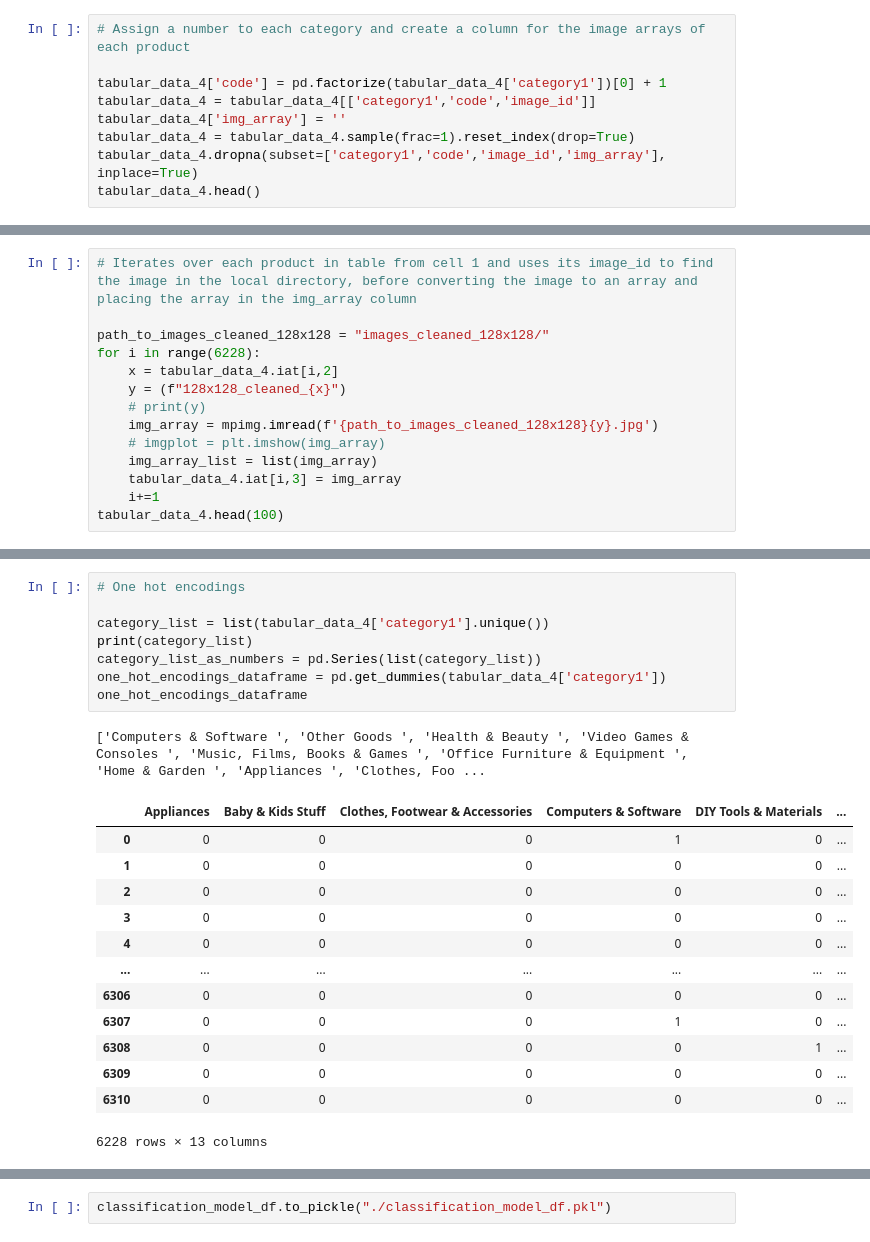
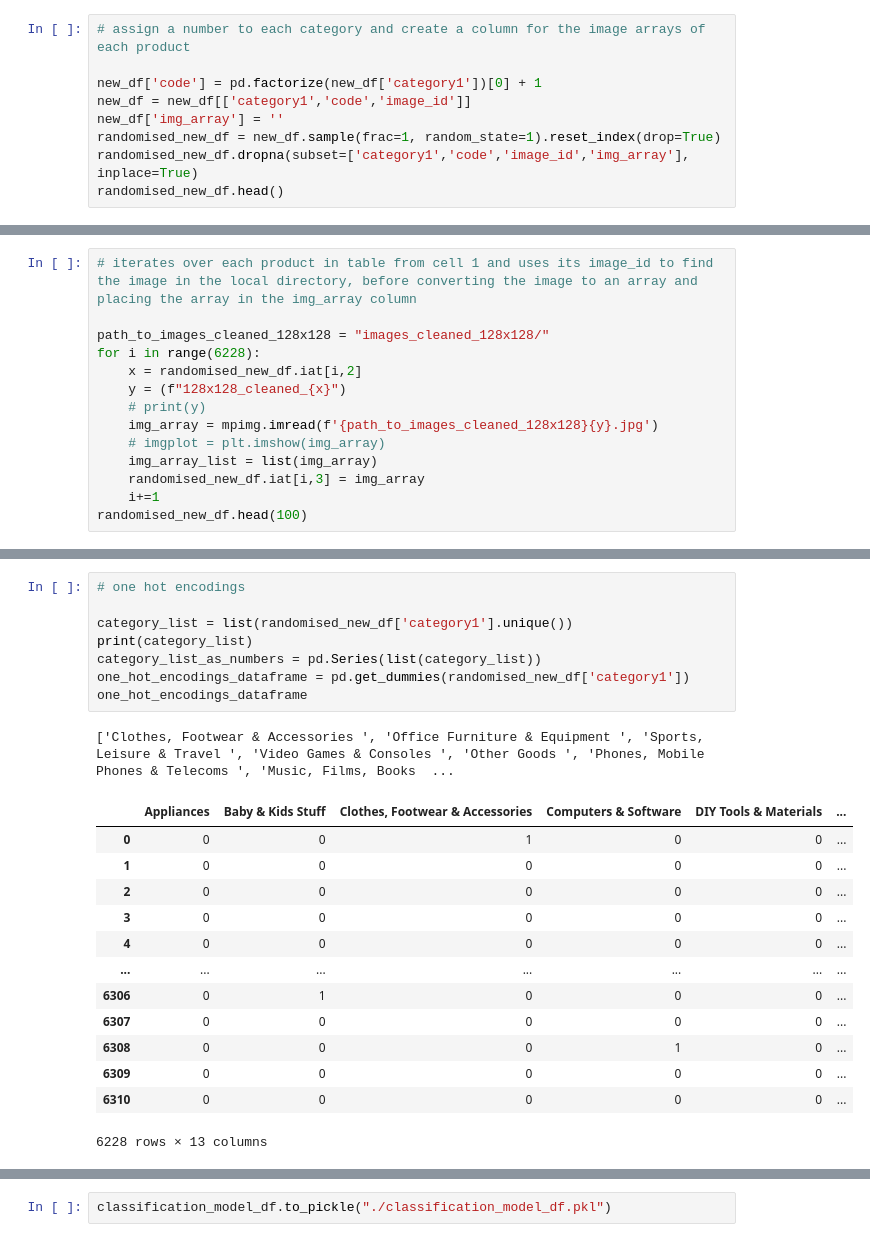
Before and after one commit to mo-sra100/Machine-learning-recommendation-system, a Jupyter notebook: simple_classification_model.ipynb, the cells around one changed output, grey strips where cells are left out. Drawn from its saved outputs; the diff is of its cells as text.

```diff
--- a/simple_classification_model.ipynb
+++ b/simple_classification_model.ipynb
@@ -46,11 +38,11 @@ Name: category1, dtype: int64
 # %%
-# Assign a number to each category and create a column for the image arrays of each product
+# assign a number to each category and create a column for the image arrays of each product
 
-tabular_data_4['code'] = pd.factorize(tabular_data_4['category1'])[0] + 1
-tabular_data_4 = tabular_data_4[['category1','code','image_id']]
-tabular_data_4['img_array'] = ''
-tabular_data_4 = tabular_data_4.sample(frac=1).reset_index(drop=True)
-tabular_data_4.dropna(subset=['category1','code','image_id','img_array'], inplace=True)
-tabular_data_4.head()
+new_df['code'] = pd.factorize(new_df['category1'])[0] + 1
+new_df = new_df[['category1','code','image_id']]
+new_df['img_array'] = ''
+randomised_new_df = new_df.sample(frac=1, random_state=1).reset_index(drop=True)
+randomised_new_df.dropna(subset=['category1','code','image_id','img_array'], inplace=True)
+randomised_new_df.head()
 # %% [output]
 |  | category1 | code | image_id | img_array |
@@ -62,16 +54,16 @@ tabular_data_4.head()
 # %%
-# Iterates over each product in table from cell 1 and uses its image_id to find the image in the local directory, before converting the image to an array and placing the array in the img_array column
+# iterates over each product in table from cell 1 and uses its image_id to find the image in the local directory, before converting the image to an array and placing the array in the img_array column
 
 path_to_images_cleaned_128x128 = "images_cleaned_128x128/"
 for i in range(6228):
-    x = tabular_data_4.iat[i,2]
+    x = randomised_new_df.iat[i,2]
     y = (f"128x128_cleaned_{x}")
     # print(y)
     img_array = mpimg.imread(f'{path_to_images_cleaned_128x128}{y}.jpg')
     # imgplot = plt.imshow(img_array)
     img_array_list = list(img_array)
-    tabular_data_4.iat[i,3] = img_array
+    randomised_new_df.iat[i,3] = img_array
     i+=1
-tabular_data_4.head(100)
+randomised_new_df.head(100)
 # %% [output]
 |  | category1 | code | image_id | img_array |
@@ -89,24 +81,24 @@ tabular_data_4.head(100)
 100 rows × 4 columns
 # %%
-# One hot encodings
+# one hot encodings
 
-category_list = list(tabular_data_4['category1'].unique())
+category_list = list(randomised_new_df['category1'].unique())
 print(category_list)
 category_list_as_numbers = pd.Series(list(category_list))
-one_hot_encodings_dataframe = pd.get_dummies(tabular_data_4['category1'])
+one_hot_encodings_dataframe = pd.get_dummies(randomised_new_df['category1'])
 one_hot_encodings_dataframe
 # %% [output]
-['Computers & Software ', 'Other Goods ', 'Health & Beauty ', 'Video Games & Consoles ', 'Music, Films, Books & Games ', 'Office Furniture & Equipment ', 'Home & Garden ', 'Appliances ', 'Clothes, Foo ...
+['Clothes, Footwear & Accessories ', 'Office Furniture & Equipment ', 'Sports, Leisure & Travel ', 'Video Games & Consoles ', 'Other Goods ', 'Phones, Mobile Phones & Telecoms ', 'Music, Films, Books  ...
 |  | Appliances | Baby & Kids Stuff | Clothes, Footwear & Accessories | Computers & Software | DIY Tools & Materials | ... |
-| 0 | 0 | 0 | 0 | 1 | 0 | ... |
+| 0 | 0 | 0 | 1 | 0 | 0 | ... |
 | 1 | 0 | 0 | 0 | 0 | 0 | ... |
 | 2 | 0 | 0 | 0 | 0 | 0 | ... |
 | 3 | 0 | 0 | 0 | 0 | 0 | ... |
 | 4 | 0 | 0 | 0 | 0 | 0 | ... |
 | ... | ... | ... | ... | ... | ... | ... |
-| 6306 | 0 | 0 | 0 | 0 | 0 | ... |
-| 6307 | 0 | 0 | 0 | 1 | 0 | ... |
-| 6308 | 0 | 0 | 0 | 0 | 1 | ... |
+| 6306 | 0 | 1 | 0 | 0 | 0 | ... |
+| 6307 | 0 | 0 | 0 | 0 | 0 | ... |
+| 6308 | 0 | 0 | 0 | 1 | 0 | ... |
 | 6309 | 0 | 0 | 0 | 0 | 0 | ... |
 | 6310 | 0 | 0 | 0 | 0 | 0 | ... |
 6228 rows × 13 columns
```
Also changed, not shown: parts of 12 cells of this notebook, 3 other files.
